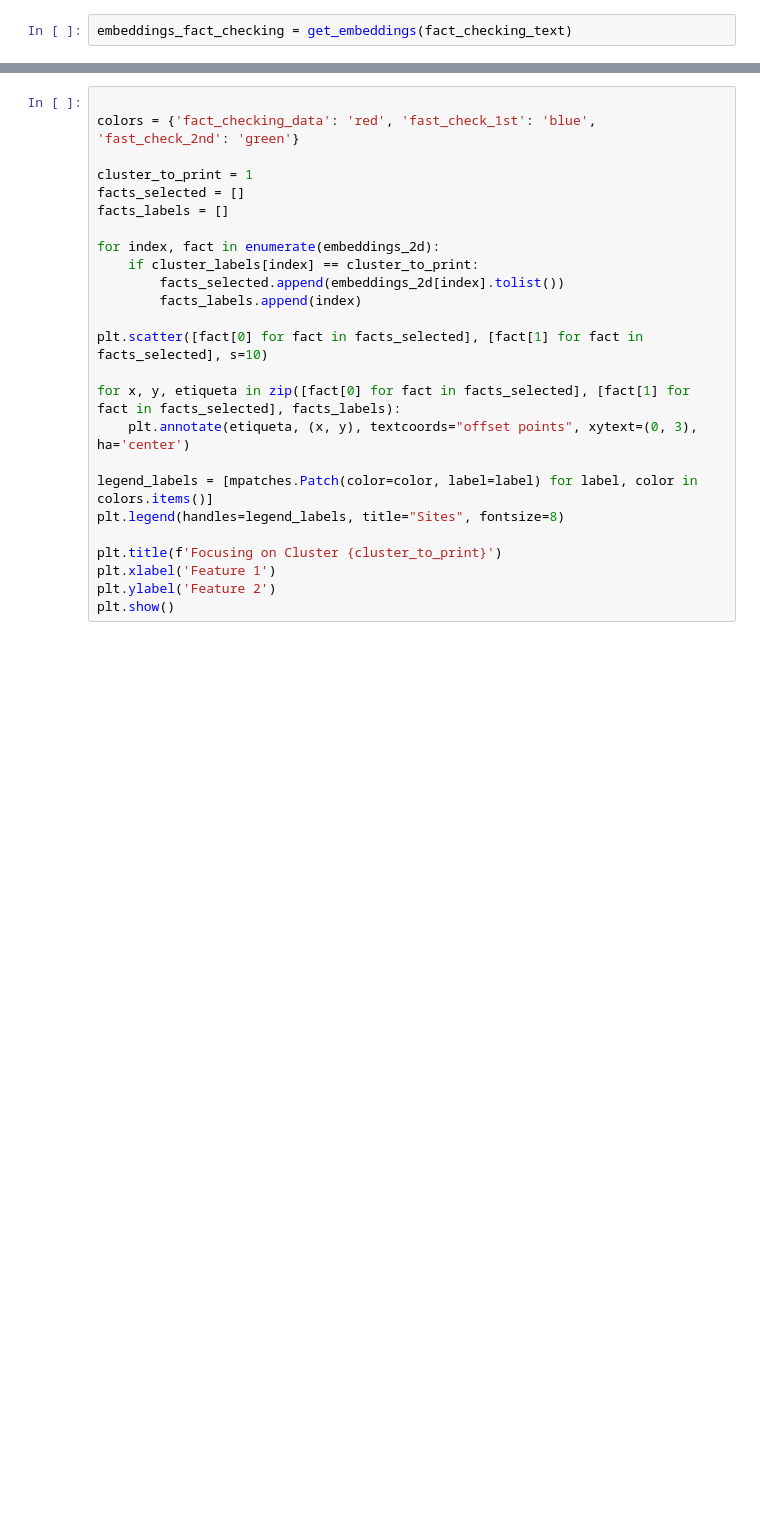
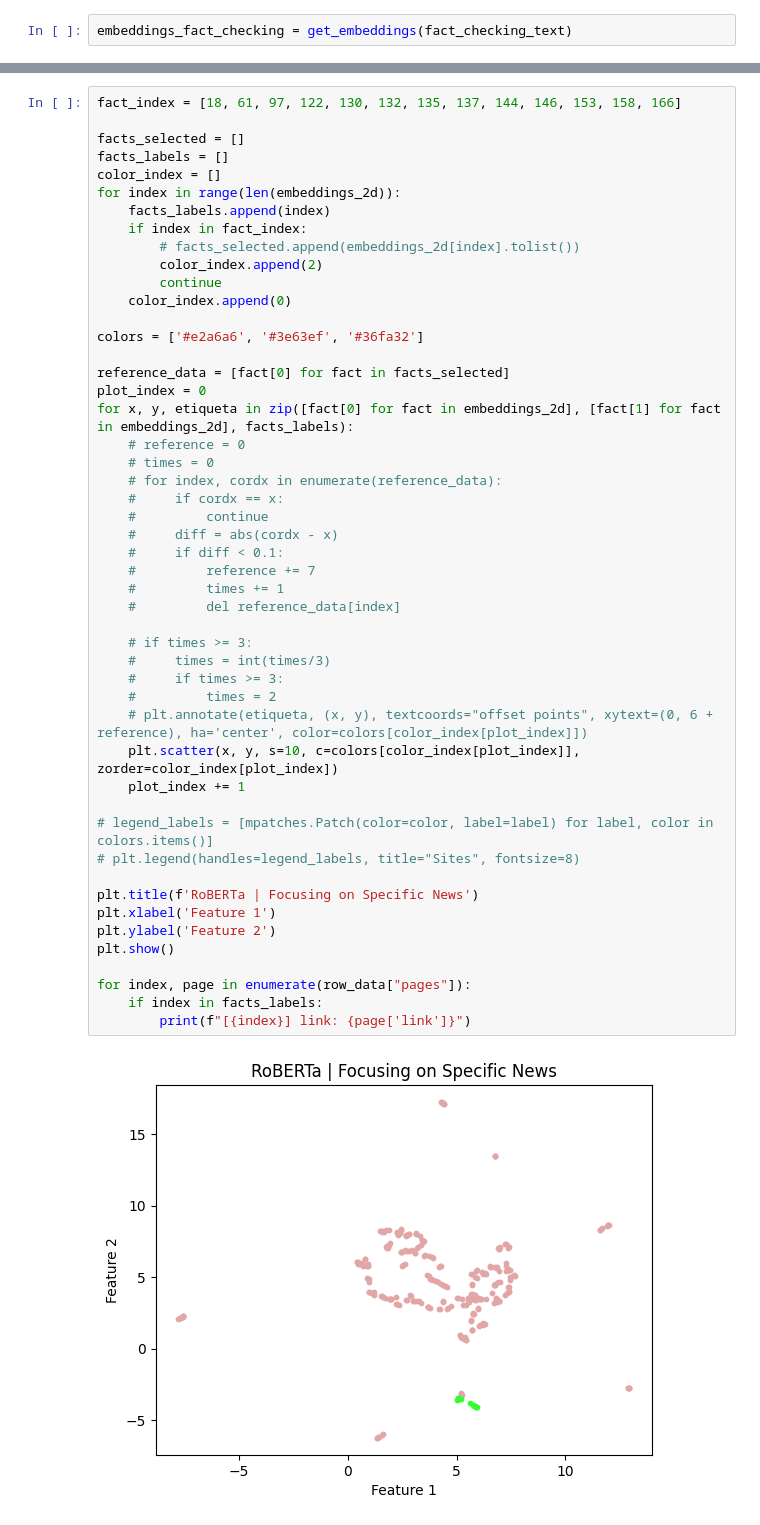
Before and after one commit to MolodyGs/Multimodal-News-Data-Collection, a Jupyter notebook: src/models/text_model/text_model.ipynb, the cells around one changed output, grey strips where cells are left out. Drawn from its saved outputs; the diff is of its cells as text; blank space fills up the shorter version.

```diff
--- a/src/models/text_model/text_model.ipynb
+++ b/src/models/text_model/text_model.ipynb
@@ -152,25 +369,51 @@ print(f"Silhouette Score: {score}")
 # %%
+fact_index = [18, 61, 97, 122, 130, 132, 135, 137, 144, 146, 153, 158, 166]
 
-colors = {'fact_checking_data': 'red', 'fast_check_1st': 'blue', 'fast_check_2nd': 'green'}
-
-cluster_to_print = 1
 facts_selected = []
 facts_labels = []
+color_index = []
+for index in range(len(embeddings_2d)):
+    facts_labels.append(index)
+    if index in fact_index:
+        # facts_selected.append(embeddings_2d[index].tolist())
+        color_index.append(2)
+        continue
+    color_index.append(0)
 
-for index, fact in enumerate(embeddings_2d):
-    if cluster_labels[index] == cluster_to_print:
-        facts_selected.append(embeddings_2d[index].tolist())
-        facts_labels.append(index)
+colors = ['#e2a6a6', '#3e63ef', '#36fa32']
 
-plt.scatter([fact[0] for fact in facts_selected], [fact[1] for fact in facts_selected], s=10)
+reference_data = [fact[0] for fact in facts_selected]
+plot_index = 0
+for x, y, etiqueta in zip([fact[0] for fact in embeddings_2d], [fact[1] for fact in embeddings_2d], facts_labels):
+    # reference = 0
+    # times = 0
+    # for index, cordx in enumerate(reference_data):
+    #     if cordx == x:
+    #         continue
+    #     diff = abs(cordx - x)
+    #     if diff < 0.1:
+    #         reference += 7
+    #         times += 1
+    #         del reference_data[index]
 
-for x, y, etiqueta in zip([fact[0] for fact in facts_selected], [fact[1] for fact in facts_selected], facts_labels):
-    plt.annotate(etiqueta, (x, y), textcoords="offset points", xytext=(0, 3), ha='center')
+    # if times >= 3:
+    #     times = int(times/3)
+    #     if times >= 3:
+    #         times = 2
+    # plt.annotate(etiqueta, (x, y), textcoords="offset points", xytext=(0, 6 + reference), ha='center', color=colors[color_index[plot_index]])
+    plt.scatter(x, y, s=10, c=colors[color_index[plot_index]], zorder=color_index[plot_index])
+    plot_index += 1
 
-legend_labels = [mpatches.Patch(color=color, label=label) for label, color in colors.items()]
-plt.legend(handles=legend_labels, title="Sites", fontsize=8)
+# legend_labels = [mpatches.Patch(color=color, label=label) for label, color in colors.items()]
+# plt.legend(handles=legend_labels, title="Sites", fontsize=8)
 
-plt.title(f'Focusing on Cluster {cluster_to_print}')
+plt.title(f'RoBERTa | Focusing on Specific News')
 plt.xlabel('Feature 1')
 plt.ylabel('Feature 2')
 plt.show()
+
+for index, page in enumerate(row_data["pages"]):
+    if index in facts_labels:
+        print(f"[{index}] link: {page['link']}")
+# %% [output]
+[figure, added]
```
Also changed, not shown: parts of 34 cells of this notebook.
